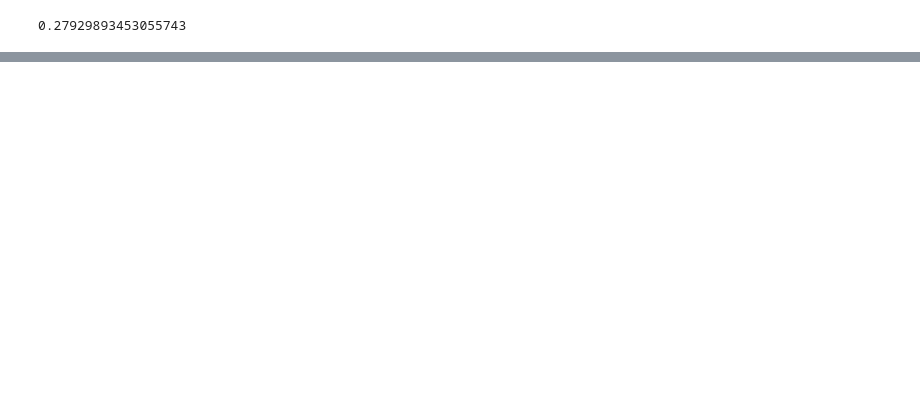
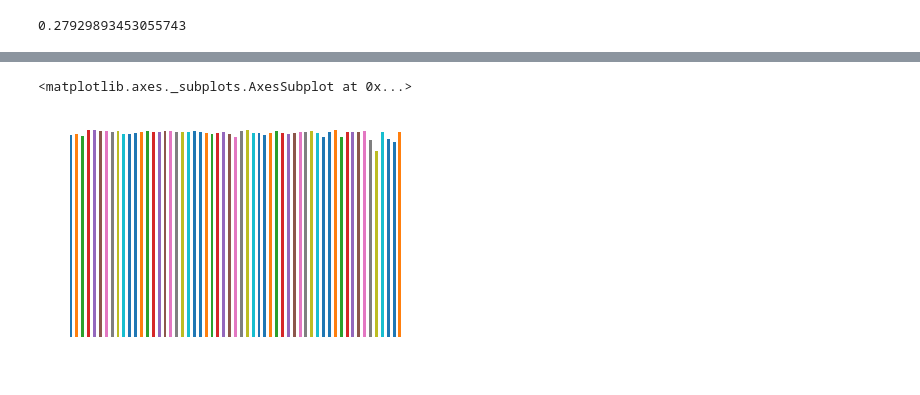
Before and after one commit to dunna-error/shopping-classification, a Jupyter notebook: yamarae/eda/02_eda_dataframe.ipynb, the cells around one changed output, grey strips where cells are left out. Drawn from its saved outputs; the diff is of its cells as text; code cells hidden in the pictures; blank space fills up the shorter version.

```diff
--- a/yamarae/eda/02_eda_dataframe.ipynb
+++ b/yamarae/eda/02_eda_dataframe.ipynb
@@ -377,0 +504,14 @@ df[(df.maker.notnull()) & (df.brand.isnull()) & ~df['maker'].isin(exception_list
+# %%
+max_unix_time = 1540738800
+def get_unix_time_aging(time_str):
+    date_str = time_str[2:10]
+    unix_time = time.mktime(datetime.datetime.strptime(date_str, "%Y%m%d").timetuple())
+    return (max_unix_time - unix_time)
+
+def get_unix_time(time_str):
+    date_str = time_str[2:10]
+    unix_time = time.mktime(datetime.datetime.strptime(date_str, "%Y%m%d").timetuple())
+    return (unix_time)
+
+def get_year_month(time_str):
+    return time_str[2:8]
@@ -377,0 +531,9 @@ df[(df.maker.notnull()) & (df.brand.isnull()) & ~df['maker'].isin(exception_list
+# %%
+df['unix_time_aging'] = df['updttm'].apply(lambda x: get_unix_time_aging(x))
+df['unix_time'] = df['updttm'].apply(lambda x: get_unix_time(x))
+df['unix_time_norm'] = (df['unix_time'] - df['unix_time'].min()) / (df['unix_time'].max() - df['unix_time'].min())
+df['unix_time_norm2'] = (df['unix_time_aging'] - df['unix_time_aging'].min()) / (df['unix_time_aging'].max() - df['unix_time_aging'].min())
+# %%
+df['year_mon'] = df['updttm'].apply(lambda x: get_year_month(x))
+test_df['year_mon'] = test_df['updttm'].apply(lambda x: get_year_month(x))
+dev_df['year_mon'] = dev_df['updttm'].apply(lambda x: get_year_month(x))
@@ -377,0 +546,6 @@ df[(df.maker.notnull()) & (df.brand.isnull()) & ~df['maker'].isin(exception_list
+# %%
+plt.axis('off')
+df.groupby('bcateid')['unix_time_norm'].mean().plot.bar()
+# %% [output]
+<matplotlib.axes._subplots.AxesSubplot at 0x...>
+[figure, added]
```
Also changed, not shown: parts of 61 cells of this notebook.
